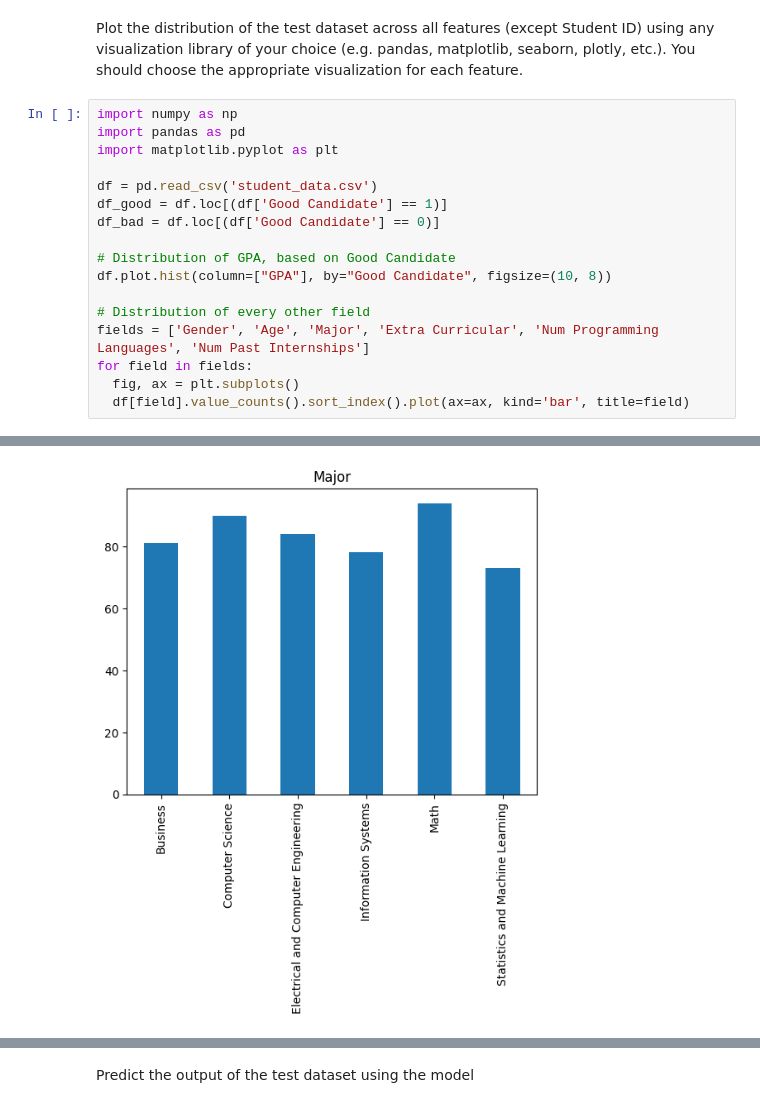
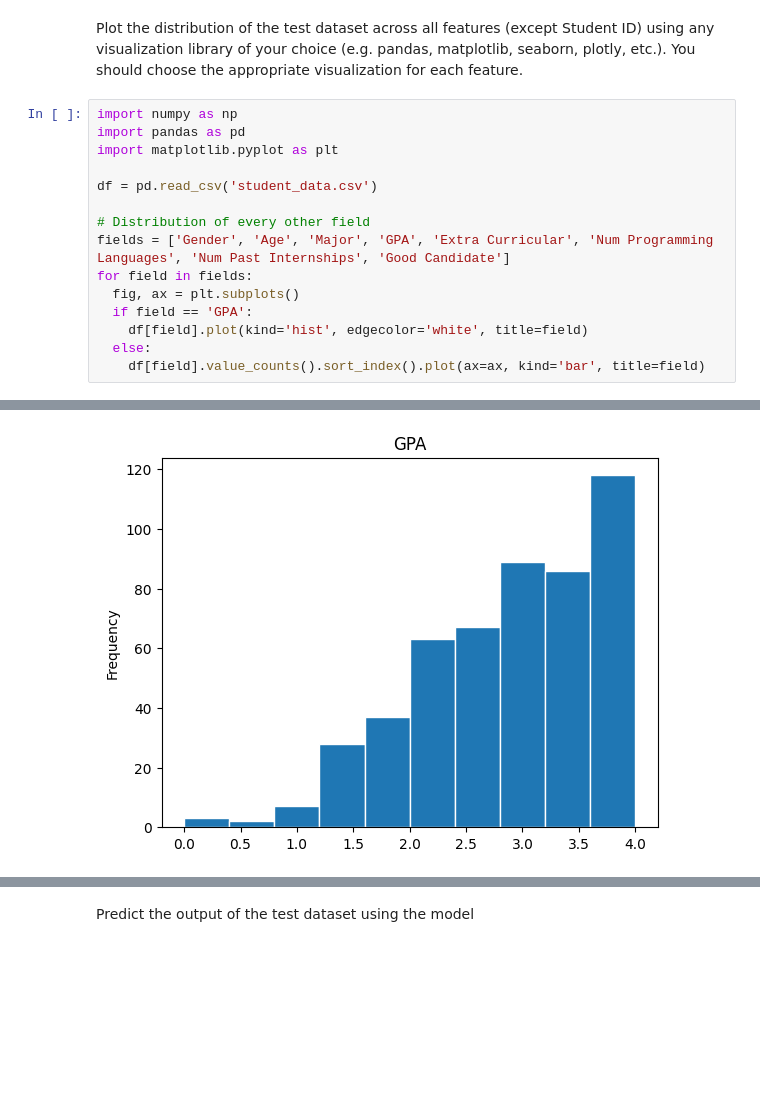
Before and after one commit to CMU-313/spring23-nodebb-team-dj-kew, a Jupyter notebook: P4_Jupyter_Notebook_Setup.ipynb, the cells around one changed output, grey strips where cells are left out. Saved outputs shown, nothing was run; the diff lists cells and outputs as text; blank space fills up the shorter version.

```diff
--- a/P4_Jupyter_Notebook_Setup.ipynb
+++ b/P4_Jupyter_Notebook_Setup.ipynb
@@ -96,15 +97,13 @@ import pandas as pd
 import matplotlib.pyplot as plt
 
 df = pd.read_csv('student_data.csv')
-df_good = df.loc[(df['Good Candidate'] == 1)]
-df_bad = df.loc[(df['Good Candidate'] == 0)]
-
-# Distribution of GPA, based on Good Candidate
-df.plot.hist(column=["GPA"], by="Good Candidate", figsize=(10, 8))
 
 # Distribution of every other field
-fields = ['Gender', 'Age', 'Major', 'Extra Curricular', 'Num Programming Languages', 'Num Past Internships']
+fields = ['Gender', 'Age', 'Major', 'GPA', 'Extra Curricular', 'Num Programming Languages', 'Num Past Internships', 'Good Candidate']
 for field in fields:
   fig, ax = plt.subplots()
-  df[field].value_counts().sort_index().plot(ax=ax, kind='bar', title=field)
+  if field == 'GPA':
+    df[field].plot(kind='hist', edgecolor='white', title=field)
+  else:
+    df[field].value_counts().sort_index().plot(ax=ax, kind='bar', title=field)
 # %% [output]
@@ -114,4 +113,4 @@ for field in fields:
-[figure, old version]
+[figure, new version]
 [figure]
 [figure]
 [figure]
```
Also changed, not shown: parts of 3 cells of this notebook.
